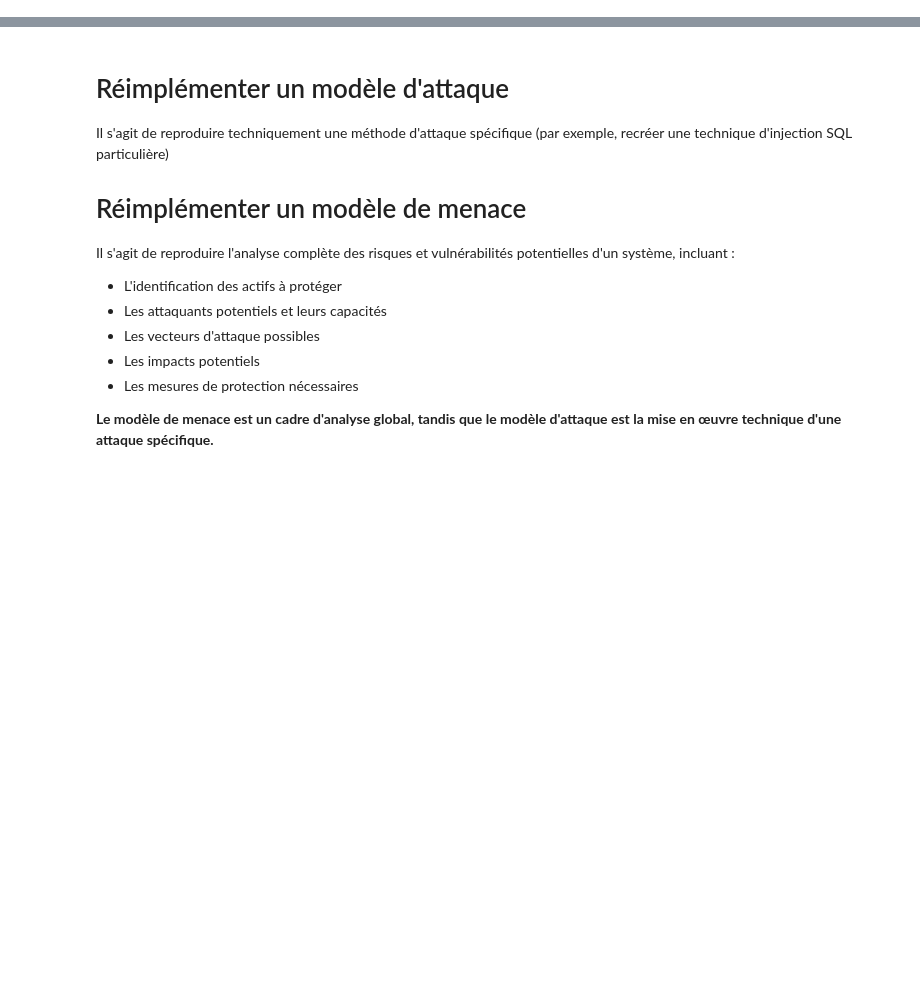
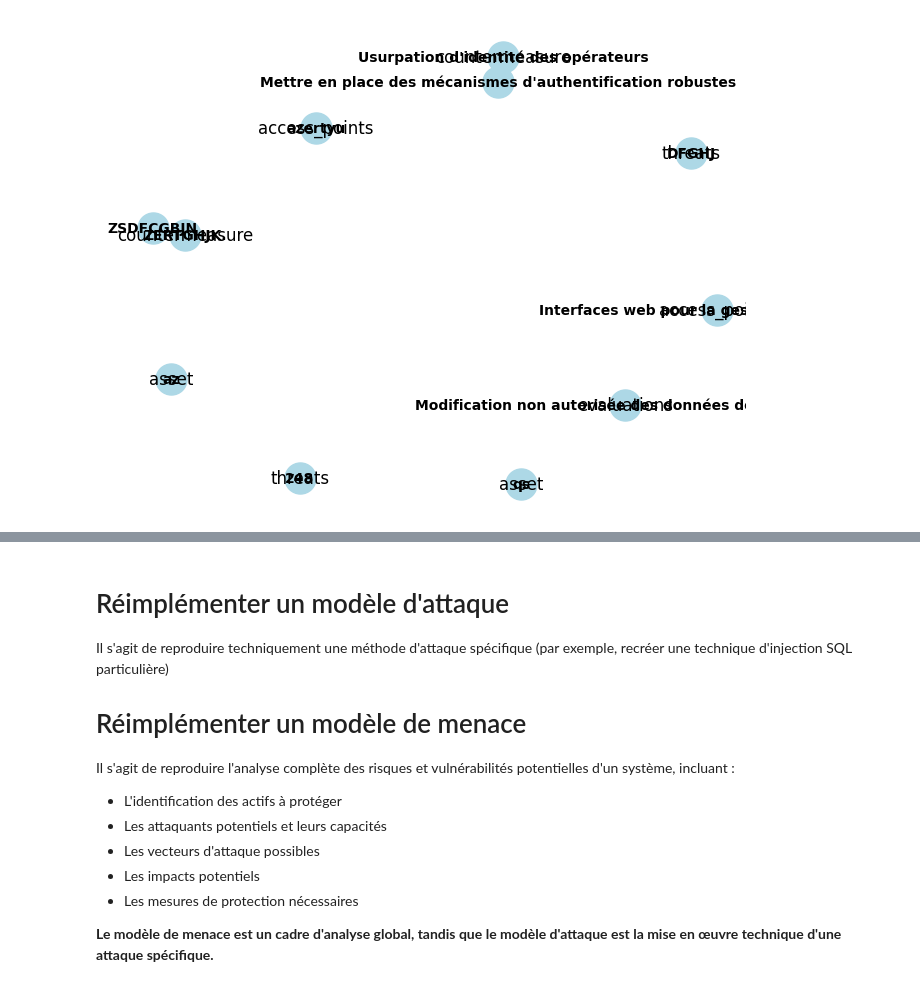
Before and after one commit to anousfi/SEC202, a Jupyter notebook: Threat_Modeling_Projet.ipynb, the cells around one changed output, grey strips where cells are left out. Drawn from its saved outputs; the diff is of its cells as text; code cells hidden in the pictures; blank space fills up the shorter version.

```diff
--- a/Threat_Modeling_Projet.ipynb
+++ b/Threat_Modeling_Projet.ipynb
@@ -2,0 +320,83 @@
+# %%
+import json
+import networkx as nx
+import matplotlib.pyplot as plt
+
+# Fonction pour charger et structurer les données du fichier JSON
+def load_data(filepath):
+    try:
+        with open(filepath, 'r') as file:
+            data = json.load(file)
+        return data
+    except FileNotFoundError:
+        print(f"Le fichier {filepath} n'a pas été trouvé.")
+        return None
+    except json.JSONDecodeError:
+        print("Erreur de décodage JSON. Veuillez vérifier le format du fichier.")
+        return None
+
+# Fonction pour créer le graphe
+def create_graph(data):
+    if not data:
+        print("Aucune donnée à traiter.")
+        return None
+
+    G = nx.Graph()
+
+    # Vérifier les clés disponibles dans le JSON
+    if 'assets' in data:
+        # Ajouter les noeuds pour Assets
+        for asset in data['assets']:
+            G.add_node(asset['name'], type='asset', value=asset['value'])
+    else:
+        print("Section 'assets' manquante dans le fichier JSON.")
+
+    if 'access_points' in data:
+        # Ajouter les noeuds pour Access Points
+        for ap in data['access_points']:
+            G.add_node(ap['name'], type='access_points', trust_level=ap['trust_level'])
+    else:
+        print("Section 'access_points' manquante dans le fichier JSON.")
+
+    if 'threats' in data:
+        # Ajouter les noeuds pour Threats
+        for threat in data['threats']:
+            G.add_node(threat['id'], type='threats', category=threat['category'], description=threat['description'])
+    else:
+        print("Section 'threats' manquante dans le fichier JSON.")
+
+    if 'evaluations' in data:
+        # Ajouter les noeuds pour Threat Evaluations
+        for evaluation in data['evaluations']:
+            G.add_node(evaluation['name'], type='evaluations', total_risk=evaluation['damage'])
+    else:
+        print("Section 'Threat Evaluations' manquante dans le fichier JSON.")
+
+    if 'countermeasures' in data:
+        # Ajouter les noeuds pour Countermeasures
+        for countermeasure in data['countermeasures']:
+            G.add_node(countermeasure['threat'], type='countermeasure', description=countermeasure['countermeasure'])
+            # Ajouter les liens entre les noeuds en fonction des relations
+            G.add_edge(countermeasure['threat'], countermeasure['countermeasure'])
+    else:
+        print("Section 'Countermeasures' manquante dans le fichier JSON.")
+
+    return G
+
+# Fonction pour afficher le graphe
+def display_graph(G):
+    if G is None:
+        print("Le graphe n'a pas pu être créé.")
+        return
+
+    pos = nx.spring_layout(G)
+    labels = nx.get_node_attributes(G, 'type')
+    nx.draw(G, pos, with_labels=True, node_size=500, node_color='lightblue', font_size=10, font_weight='bold')
+    nx.draw_networkx_labels(G, pos, labels=labels)
+    plt.show()
+
+data = load_data('/content/threat_model.json')
+graph = create_graph(data)
+display_graph(graph)
+# %% [output]
+[figure, added]
```
Also changed, not shown: parts of 11 cells of this notebook.
